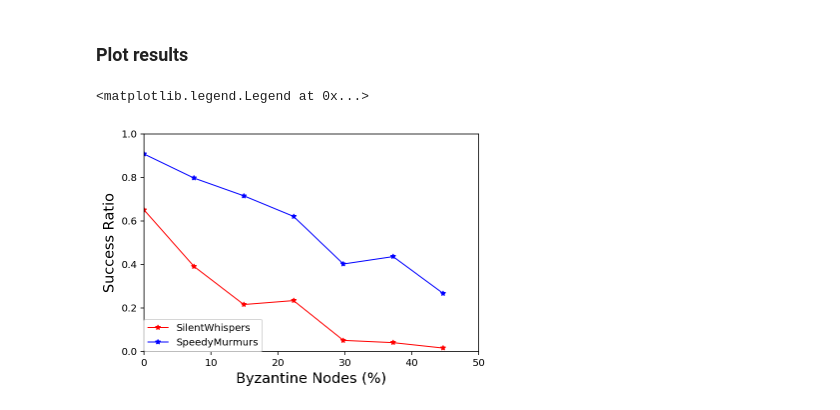
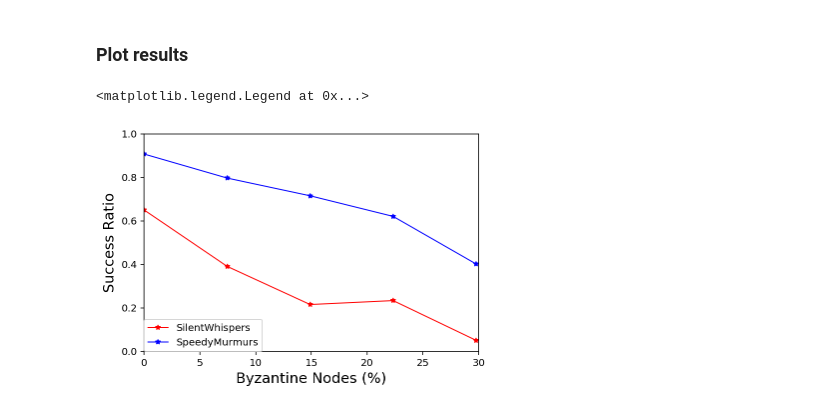
Before and after one commit to iowaguy/pcn-simulator, a Jupyter notebook: speedy-murmurs-simulator/Payment-Channel-Network-Simulations.ipynb, the cells around one changed output. Cells and saved outputs as stored; diff of their text form; code cells hidden in the pictures.

Commit message:
Plot confidence intervals for attack 1

```diff
--- a/speedy-murmurs-simulator/Payment-Channel-Network-Simulations.ipynb
+++ b/speedy-murmurs-simulator/Payment-Channel-Network-Simulations.ipynb
@@ -401,23 +402,27 @@ iterations: 1
 # %% [markdown]
 ### Plot results
 # %%
+import matplotlib.pyplot
+%matplotlib inline
+import simulation_utils as su
+
 key = 'CREDIT_NETWORK_SUCCESS'
 static_node_count = 67149
 
-silentwhispers_data = su.extract_from_singles_config(config_dict_list_srvna_sw, key, "attack_properties", "attackers")
-speedymurmurs_data = su.extract_from_singles_config(config_dict_list_srvna_sm, key, "attack_properties", "attackers")
+silentwhispers_data = su.extract_from_singles_config_average(config_dict_list_srvna_sw, key, "attack_properties", "attackers")
+speedymurmurs_data = su.extract_from_singles_config_average(config_dict_list_srvna_sm, key, "attack_properties", "attackers")
 
 matplotlib.pyplot.figure()
 #matplotlib.pyplot.title('Drop Percentage Attack (100% drop rate)', size='xx-large')
 matplotlib.pyplot.ylabel('Success Ratio', size='x-large')
 matplotlib.pyplot.xlabel('Byzantine Nodes (%)', size='x-large')
-matplotlib.pyplot.axis([0,50,0.0,1.0])
+matplotlib.pyplot.axis([0,30,0.0,1.0])
 
 %config InlineBackend.figure_format ='retina'
 perc = [i/static_node_count*100 for i in range(0,30001, 5000)]
 matplotlib.pyplot.plot(perc, silentwhispers_data, 'r*-', markersize=5, linewidth=1, label='SilentWhispers')
 matplotlib.pyplot.plot(perc, speedymurmurs_data, 'b*-', markersize=5, linewidth=1, label='SpeedyMurmurs')
 matplotlib.pyplot.legend(loc=(0,0), scatterpoints=10)
 # %% [output]
 <matplotlib.legend.Legend at 0x...>
-[figure, old version]
+[figure, new version]
```
Also changed, not shown: parts of 3 cells of this notebook, 1 other file.
